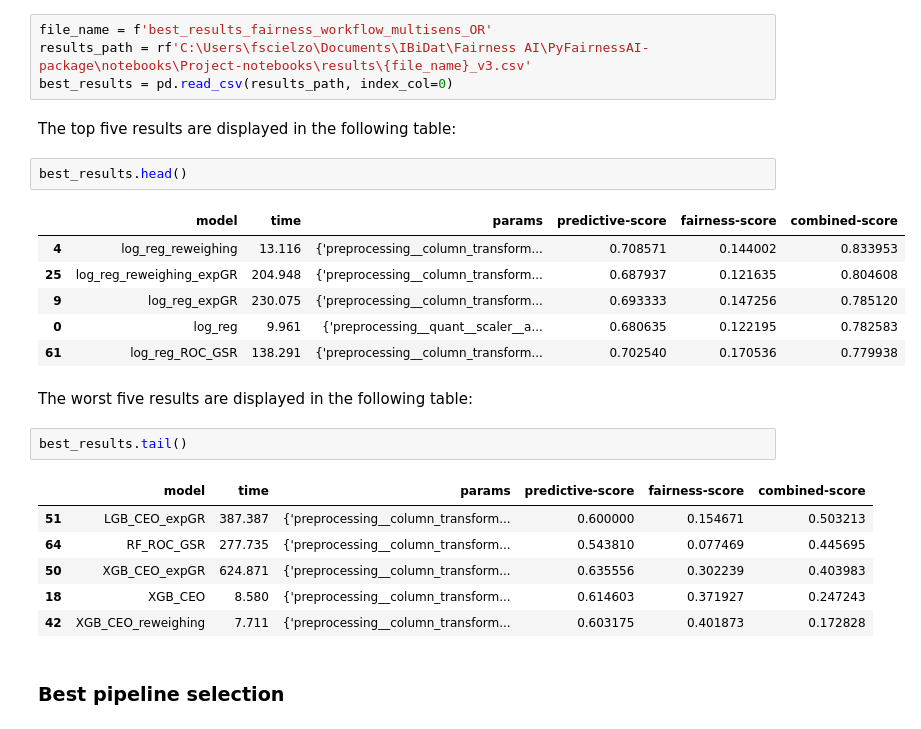
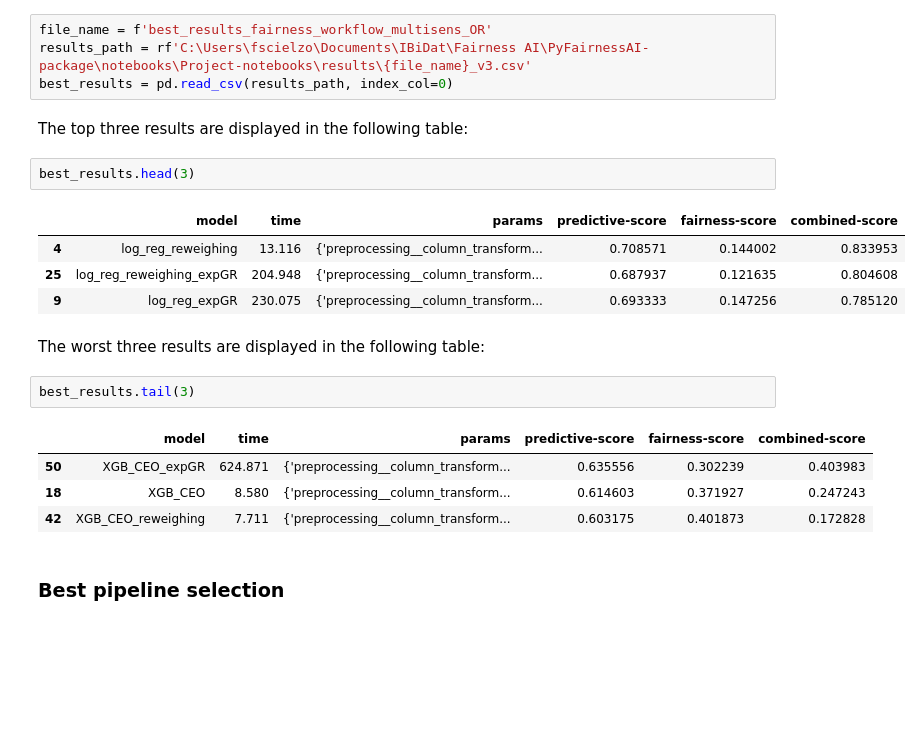
Before and after one commit to FabioScielzoOrtiz/PyFairnessAI-docu, a Jupyter notebook: demo_fairness_workflow_multisens_OR.ipynb, the cells around one changed output. Drawn from its saved outputs; the diff is of its cells as text; blank space fills up the shorter version.

```diff
--- a/demo_fairness_workflow_multisens_OR.ipynb
+++ b/demo_fairness_workflow_multisens_OR.ipynb
@@ -636,24 +636,20 @@ file_name = f'best_results_fairness_workflow_multisens_OR'
 results_path = rf'C:\Users\fscielzo\Documents\IBiDat\Fairness AI\PyFairnessAI-package\notebooks\Project-notebooks\results\{file_name}_v3.csv'
 best_results = pd.read_csv(results_path, index_col=0)
 # %% [markdown]
-The top five results are displayed in the following table:
+The top three results are displayed in the following table:
 # %%
-best_results.head()
+best_results.head(3)
 # %% [output]
 |  | model | time | params | predictive-score | fairness-score | combined-score |
 | 4 | log_reg_reweighing | 13.116 | {'preprocessing__column_transform... | 0.708571 | 0.144002 | 0.833953 |
 | 25 | log_reg_reweighing_expGR | 204.948 | {'preprocessing__column_transform... | 0.687937 | 0.121635 | 0.804608 |
 | 9 | log_reg_expGR | 230.075 | {'preprocessing__column_transform... | 0.693333 | 0.147256 | 0.785120 |
-| 0 | log_reg | 9.961 | {'preprocessing__quant__scaler__a... | 0.680635 | 0.122195 | 0.782583 |
-| 61 | log_reg_ROC_GSR | 138.291 | {'preprocessing__column_transform... | 0.702540 | 0.170536 | 0.779938 |
 # %% [markdown]
-The worst five results are displayed in the following table:
+The worst three results are displayed in the following table:
 # %%
-best_results.tail()
+best_results.tail(3)
 # %% [output]
 |  | model | time | params | predictive-score | fairness-score | combined-score |
-| 51 | LGB_CEO_expGR | 387.387 | {'preprocessing__column_transform... | 0.600000 | 0.154671 | 0.503213 |
-| 64 | RF_ROC_GSR | 277.735 | {'preprocessing__column_transform... | 0.543810 | 0.077469 | 0.445695 |
 | 50 | XGB_CEO_expGR | 624.871 | {'preprocessing__column_transform... | 0.635556 | 0.302239 | 0.403983 |
 | 18 | XGB_CEO | 8.580 | {'preprocessing__column_transform... | 0.614603 | 0.371927 | 0.247243 |
 | 42 | XGB_CEO_reweighing | 7.711 | {'preprocessing__column_transform... | 0.603175 | 0.401873 | 0.172828 |
```
Also changed, not shown: parts of 3 cells of this notebook, 3 other files.
